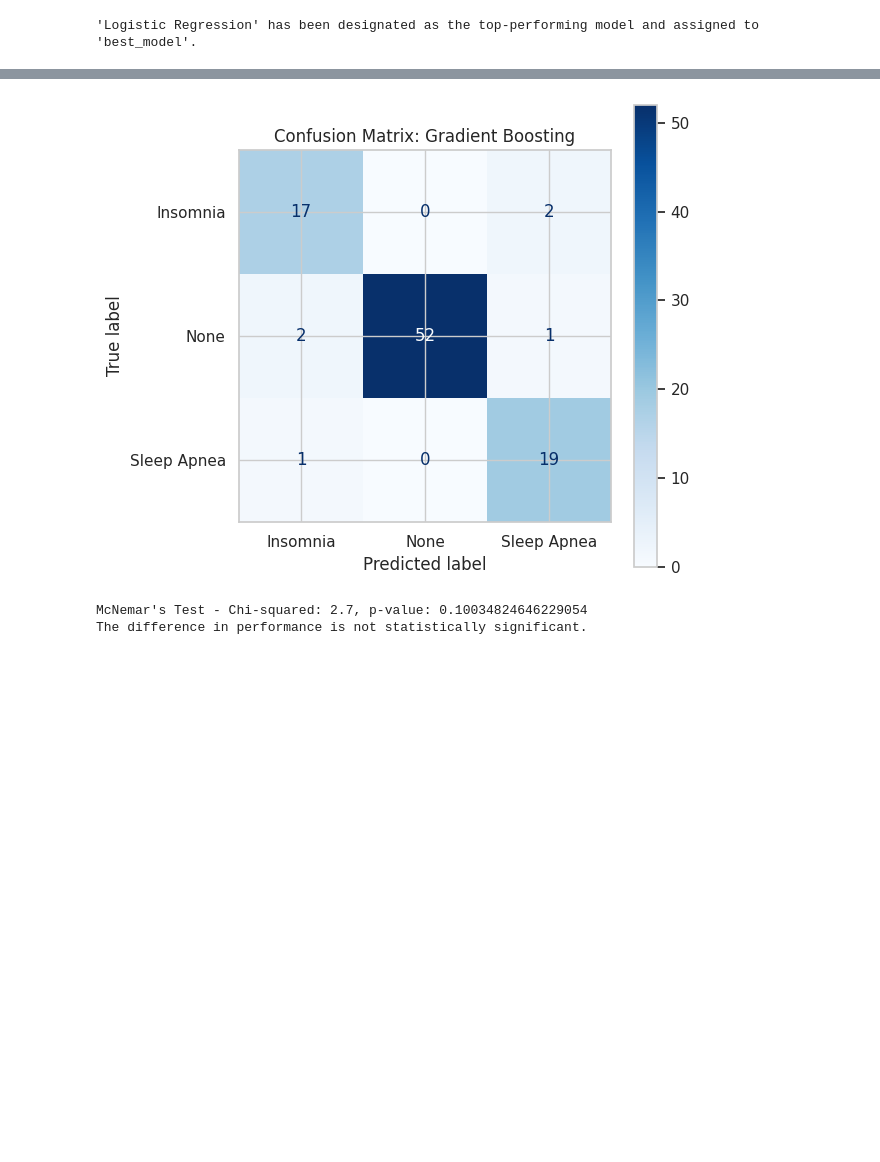
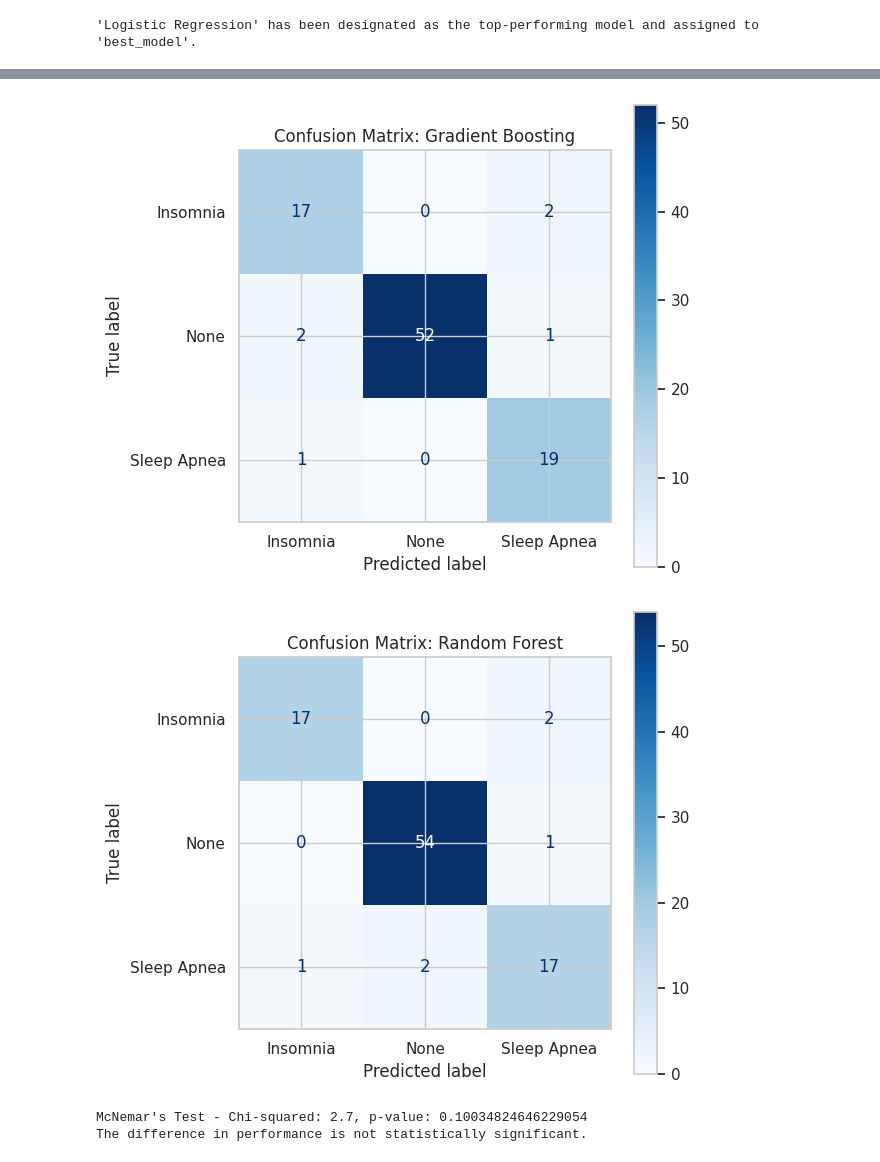
Before and after one commit to MaryumHayat/Internship, a Jupyter notebook: Colab.ipynb, the cells around one changed output, grey strips where cells are left out. Saved outputs shown, nothing was run; the diff lists cells and outputs as text; code cells hidden in the pictures; blank space fills up the shorter version.

```diff
--- a/Colab.ipynb
+++ b/Colab.ipynb
@@ -326,25 +326,31 @@ weighted avg       0.96      0.96      0.96        94
 # %%
 import matplotlib.pyplot as plt
 from sklearn.metrics import confusion_matrix, ConfusionMatrixDisplay
 
-# Generate predictions for specific models from best_models
+# Generate predictions for all models
 y_pred_logreg = best_models['Logistic Regression'].predict(X_test)
 y_pred_gb = best_models['Gradient Boosting'].predict(X_test)
+y_pred_rf = best_models['Random Forest'].predict(X_test) # Added Random Forest
 
 # List of models and their predictions
-models = [("Logistic Regression", y_pred_logreg), ("Gradient Boosting", y_pred_gb)]
+models = [
+    ("Logistic Regression", y_pred_logreg),
+    ("Gradient Boosting", y_pred_gb),
+    ("Random Forest", y_pred_rf) # Added Random Forest
+]
 
 for name, y_pred in models:
     cm = confusion_matrix(y_test, y_pred)
     disp = ConfusionMatrixDisplay(confusion_matrix=cm, display_labels=['Insomnia', 'None', 'Sleep Apnea'])
 
     fig, ax = plt.subplots(figsize=(6, 6))
     disp.plot(cmap=plt.cm.Blues, ax=ax)
     plt.title(f'Confusion Matrix: {name}')
     plt.show()
 # %% [output]
 [figure]
 [figure]
+[figure, added]
 # %%
 from mlxtend.evaluate import mcnemar
 import numpy as np
```
